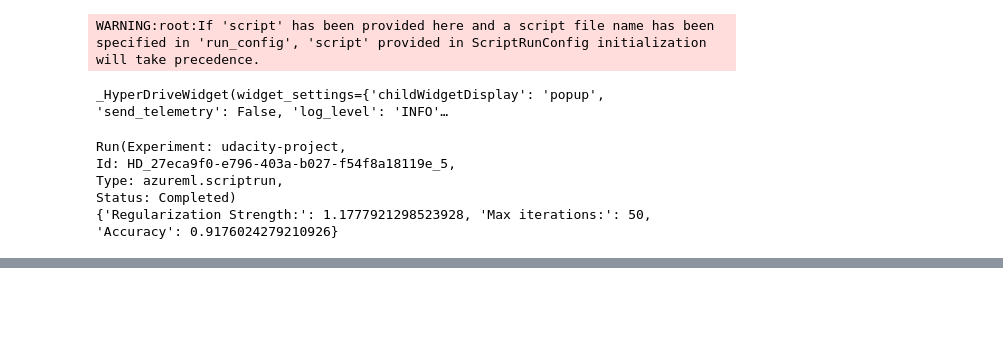
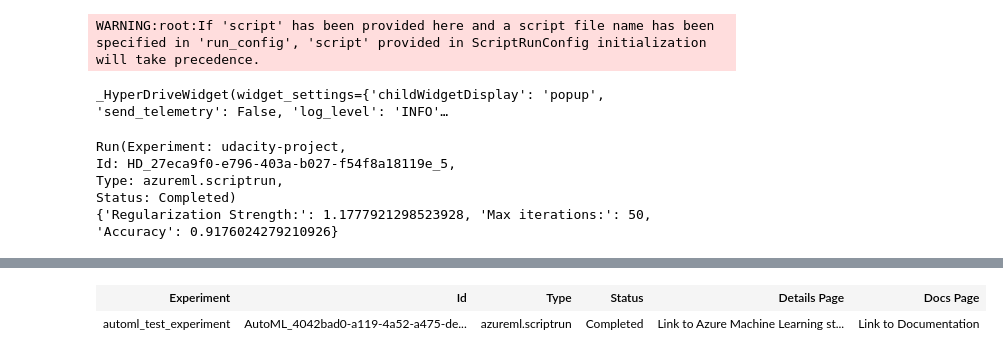
Before and after one commit to JCForszp/Azure-Machine-Learning-Engineer-Optimizing_a_Pipeline_in_Azure, a Jupyter notebook: udacity-project.ipynb, the cells around one changed output, grey strips where cells are left out. Cells and saved outputs as stored; diff of their text form; code cells hidden in the pictures; blank space fills up the shorter version.

```diff
--- a/udacity-project.ipynb
+++ b/udacity-project.ipynb
@@ -150,4 +193,9 @@ automl_config = AutoMLConfig(
 # %%
 # Retrieve and save your best automl model.
 
-### YOUR CODE HERE ###
+best_run, model = run.get_output()
+# %%
+best_run
+# %% [output]
+| Experiment | Id | Type | Status | Details Page | Docs Page |
+| automl_test_experiment | AutoML_4042bad0-a119-4a52-a475-de... | azureml.scriptrun | Completed | Link to Azure Machine Learning st... | Link to Documentation |
```
Also changed, not shown: parts of 14 cells of this notebook.
